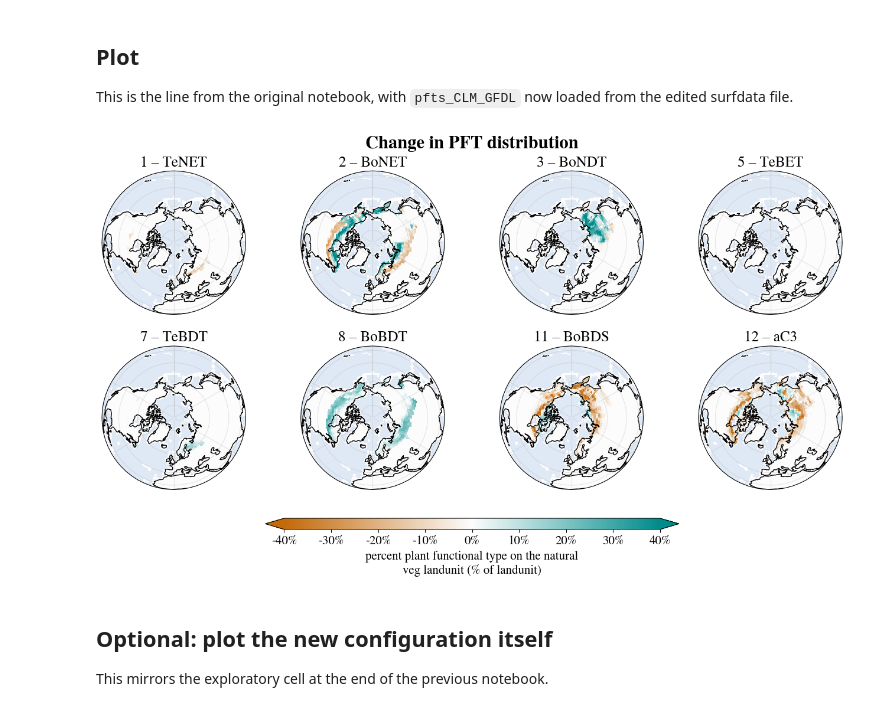
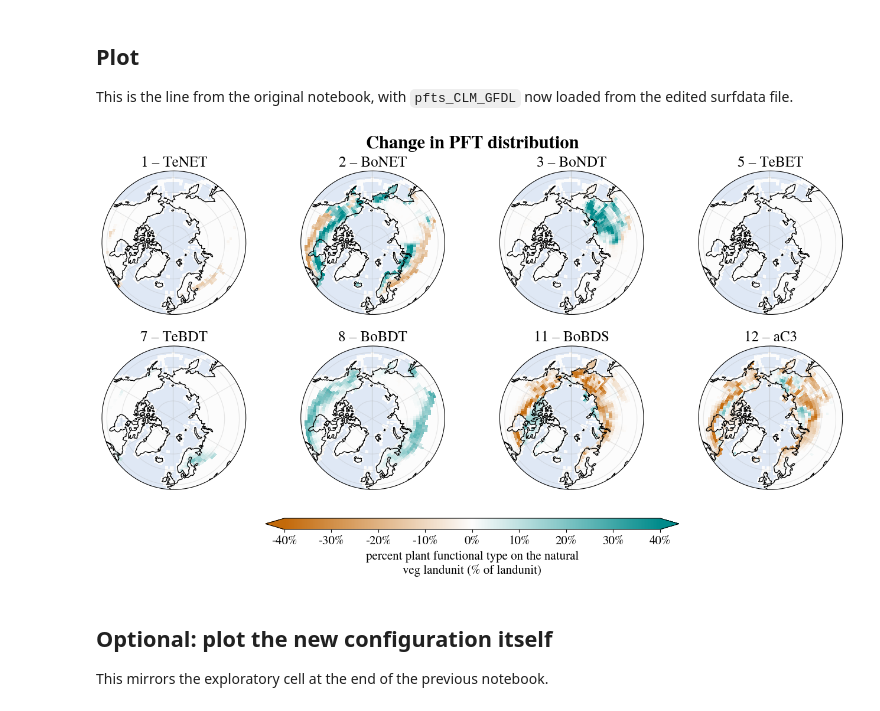
Before and after one commit to adelezaini/boreal-forest-expansion, a Jupyter notebook: preprocess/plot-lcc.ipynb, the cells around one changed output. Saved outputs shown, nothing was run; the diff lists cells and outputs as text; code cells hidden in the pictures.

```diff
--- a/preprocess/plot-lcc.ipynb
+++ b/preprocess/plot-lcc.ipynb
@@ -207,31 +207,37 @@ This is the line from the original notebook, with `pfts_CLM_GFDL` now loaded fro
 # %%
 pft_change_cmap = diverging_colormap(
     '#c46a0a',  # vivid brown-orange
     '#018c8c',  # vivid teal
     '#fdfdfd'
 )
+
+from boreal_forest_expansion.plotting.common import cut_extent_Orthographic
 
 fig, axes = plot_boreal_pfts(
     (pfts_CLM_GFDL - pfts_CLM).sel(natpft=[1,2,3,5,7,8,11,12]),
     extra_cbar_axis=True,
     title="Change in PFT distribution",
     cmap=pft_change_cmap,
     col_wrap=4,
     titles=titles,
     figsize=(14, 7.5),
     vmin=-40,
     vmax=40,
     show=False
 )
 
+for ax in axes.flat:
+    cut_extent_Orthographic(ax, lat=45)
+
 fig.savefig(
-    "change_pft_distribution.pdf",
+    "change_pft_distribution.png",
+    dpi=1000,
     bbox_inches="tight"
 )
 
 plt.show()
 # %% [output]
-[figure, old version]
+[figure, new version]
 # %% [markdown]
 
 ## Optional: plot the new configuration itself
```
Also changed, not shown: 11 other files.
